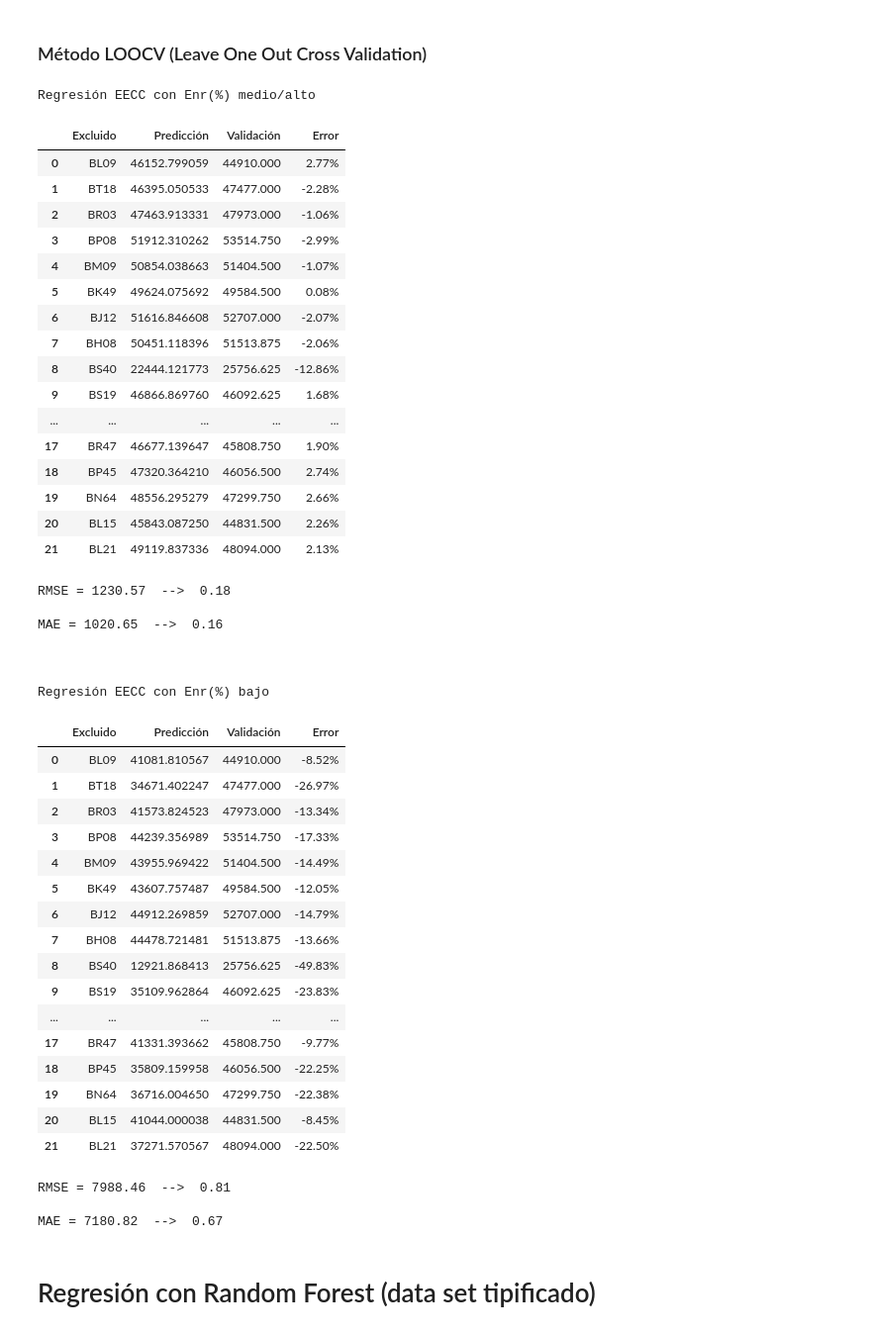
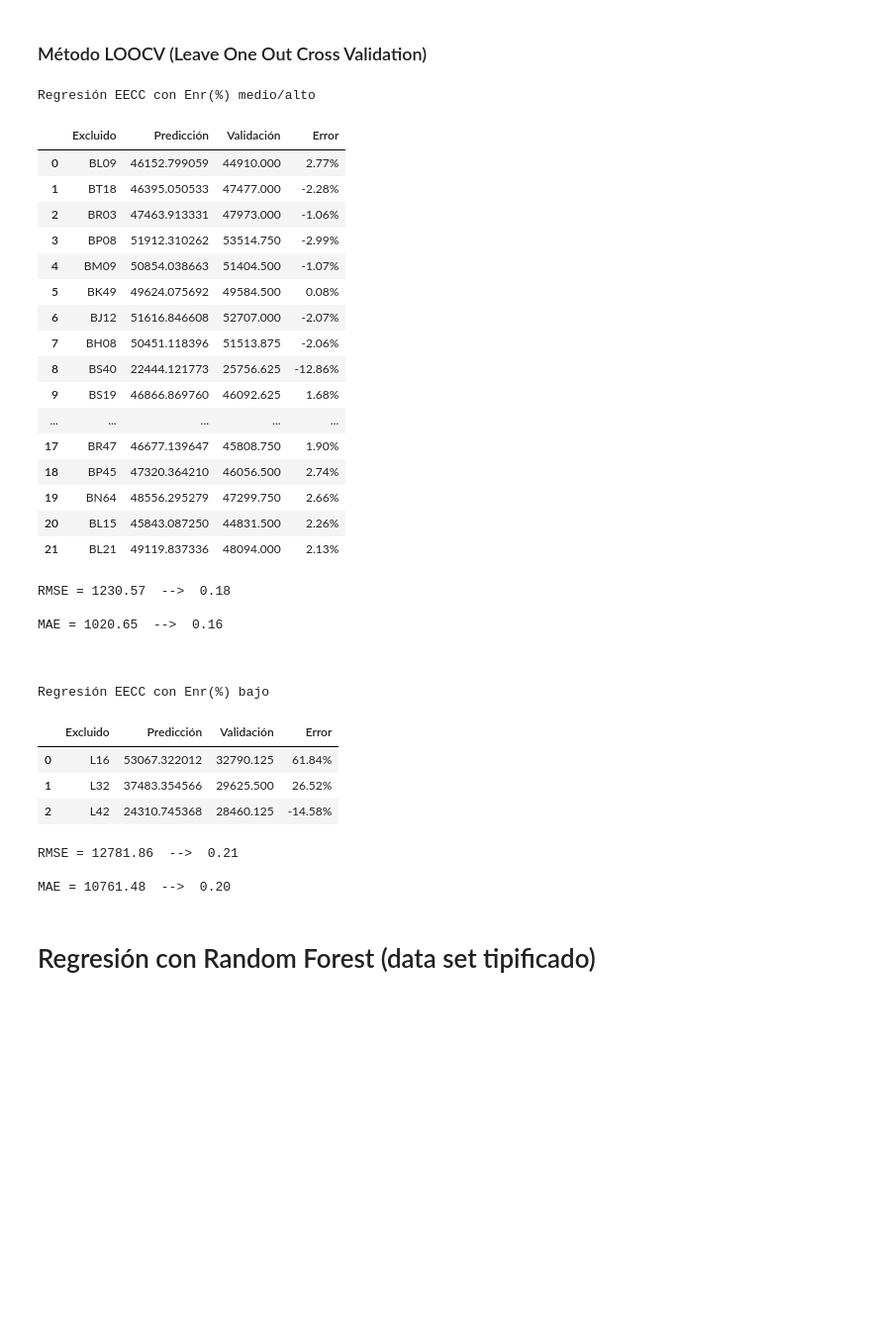
Before and after one commit to jarok03/PracticaUAM, a Jupyter notebook: CalculoQuemadoRev1.ipynb, the cells around one changed output. Shown: that part at 99% size. Drawn from its saved outputs; the diff is of its cells as text; code cells hidden in the pictures; blank space fills up the shorter version.

```diff
--- a/CalculoQuemadoRev1.ipynb
+++ b/CalculoQuemadoRev1.ipynb
@@ -638,12 +646,12 @@ LOOCV2 = pd.DataFrame(columns=['Excluido', 'Predicción', 'Validación', 'Error'
 
 # lista con la identificación de cada elemento
 lista1 = data1['EECC'].unique().tolist()
-lista2 = data1['EECC'].unique().tolist()
+lista2 = data2['EECC'].unique().tolist()
 
 # en cada bucle separo las 4 u 8 medidas de un elemento en "valid" y el resto de medidas las guardo en "entren"
 # para hacer las regresiones con ellas, y voy almacenando los resultados en los nuevos dataframes.
 agrupa1 = data1.groupby(data1.EECC)
-agrupa2 = data1.groupby(data1.EECC)
+agrupa2 = data2.groupby(data2.EECC)
 
 for excluido in lista1:
     # print(excluido)
@@ -721,52 +729,39 @@ print()
 print('RMSE =', '{0:.2f}'.format(rmse), ' --> ', '{0:.2f}'.format(rmseT))
 print()
 print('MAE =', '{0:.2f}'.format(mae), ' --> ', '{0:.2f}'.format(maeT))
 # %% [output]
 Regresión EECC con Enr(%) medio/alto
 |  | Excluido | Predicción | Validación | Error |
 | 0 | BL09 | 46152.799059 | 44910.000 | 2.77% |
 | 1 | BT18 | 46395.050533 | 47477.000 | -2.28% |
 | 2 | BR03 | 47463.913331 | 47973.000 | -1.06% |
 | 3 | BP08 | 51912.310262 | 53514.750 | -2.99% |
 | 4 | BM09 | 50854.038663 | 51404.500 | -1.07% |
 | 5 | BK49 | 49624.075692 | 49584.500 | 0.08% |
 | 6 | BJ12 | 51616.846608 | 52707.000 | -2.07% |
 | 7 | BH08 | 50451.118396 | 51513.875 | -2.06% |
 | 8 | BS40 | 22444.121773 | 25756.625 | -12.86% |
 | 9 | BS19 | 46866.869760 | 46092.625 | 1.68% |
 | ... | ... | ... | ... | ... |
 | 17 | BR47 | 46677.139647 | 45808.750 | 1.90% |
 | 18 | BP45 | 47320.364210 | 46056.500 | 2.74% |
 | 19 | BN64 | 48556.295279 | 47299.750 | 2.66% |
 | 20 | BL15 | 45843.087250 | 44831.500 | 2.26% |
 | 21 | BL21 | 49119.837336 | 48094.000 | 2.13% |
 RMSE = 1230.57  -->  0.18
 
 MAE = 1020.65  -->  0.16
 
 
 
 Regresión EECC con Enr(%) bajo
 |  | Excluido | Predicción | Validación | Error |
-| 0 | BL09 | 41081.810567 | 44910.000 | -8.52% |
-| 1 | BT18 | 34671.402247 | 47477.000 | -26.97% |
-| 2 | BR03 | 41573.824523 | 47973.000 | -13.34% |
-| 3 | BP08 | 44239.356989 | 53514.750 | -17.33% |
-| 4 | BM09 | 43955.969422 | 51404.500 | -14.49% |
-| 5 | BK49 | 43607.757487 | 49584.500 | -12.05% |
-| 6 | BJ12 | 44912.269859 | 52707.000 | -14.79% |
-| 7 | BH08 | 44478.721481 | 51513.875 | -13.66% |
-| 8 | BS40 | 12921.868413 | 25756.625 | -49.83% |
-| 9 | BS19 | 35109.962864 | 46092.625 | -23.83% |
-| ... | ... | ... | ... | ... |
-| 17 | BR47 | 41331.393662 | 45808.750 | -9.77% |
-| 18 | BP45 | 35809.159958 | 46056.500 | -22.25% |
-| 19 | BN64 | 36716.004650 | 47299.750 | -22.38% |
-| 20 | BL15 | 41044.000038 | 44831.500 | -8.45% |
-| 21 | BL21 | 37271.570567 | 48094.000 | -22.50% |
+| 0 | L16 | 53067.322012 | 32790.125 | 61.84% |
+| 1 | L32 | 37483.354566 | 29625.500 | 26.52% |
+| 2 | L42 | 24310.745368 | 28460.125 | -14.58% |
-RMSE = 7988.46  -->  0.81
+RMSE = 12781.86  -->  0.21
 
-MAE = 7180.82  -->  0.67
+MAE = 10761.48  -->  0.20
 # %% [markdown]
 # Regresión con Random Forest (data set tipificado)
 # %%
```
Also changed, not shown: parts of 10 cells of this notebook.
